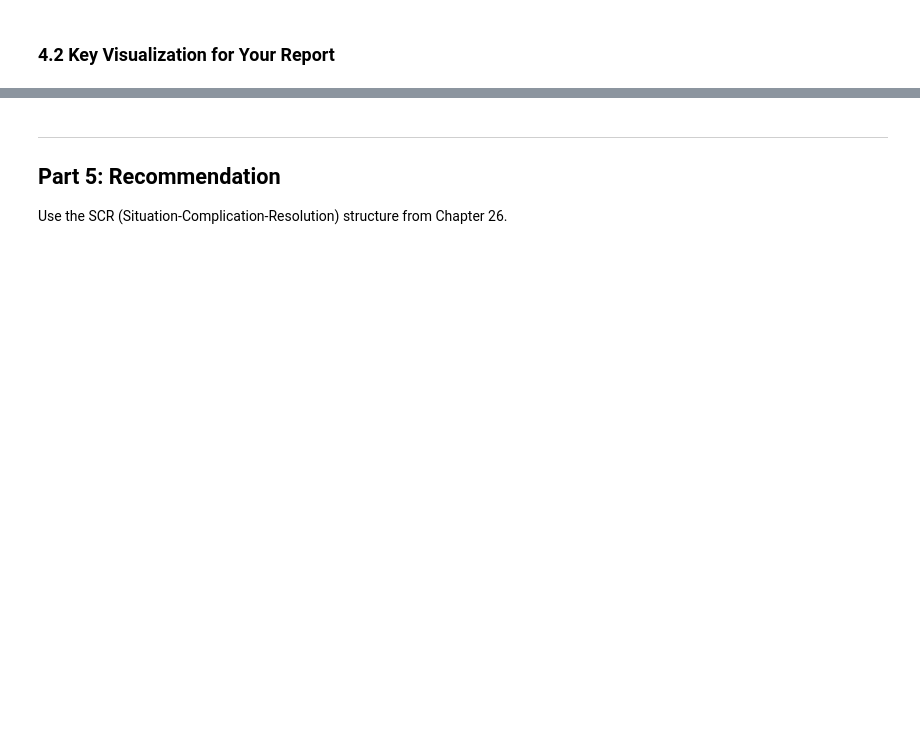
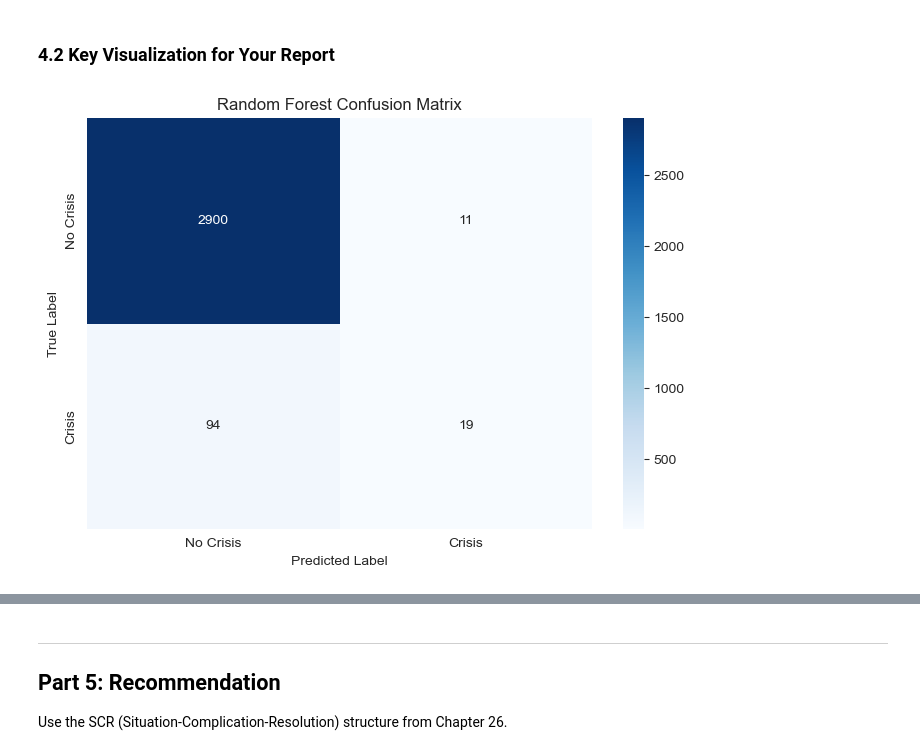
Before and after one commit to epleywin/ECON3916-Statistical-Machine-Learning, a Jupyter notebook: Final Project/3916-final-project-starter.ipynb, the cells around one changed output, grey strips where cells are left out. Cells and saved outputs as stored; diff of their text form; code cells hidden in the pictures; blank space fills up the shorter version.

```diff
--- a/Final Project/3916-final-project-starter.ipynb
+++ b/Final Project/3916-final-project-starter.ipynb
@@ -249,15 +387,16 @@ My dataset has **N = ___** observations and **M = ___** features.
 # 3.3 Model 2 — Your choice
 # ============================================================
 # Choose a more flexible model:
-#   Classification: RandomForestClassifier, GradientBoostingClassifier
-#   Regression: RandomForestRegressor, GradientBoostingRegressor
+from sklearn.ensemble import RandomForestClassifier
 
-# from sklearn.ensemble import RandomForestClassifier  # or RandomForestRegressor
-#
-# model_2 = RandomForestClassifier(n_estimators=200, random_state=RANDOM_STATE)
-# model_2.fit(X_train, y_train)
-#
-# y_pred_2 = model_2.predict(X_test)
-#
-# print('Model 2: Random Forest')
-# print(classification_report(y_test, y_pred_2))
+model_2 = RandomForestClassifier(
+    n_estimators=200,
+    random_state=RANDOM_STATE
+)
+
+model_2.fit(X_train, y_train)
+
+y_pred_2 = model_2.predict(X_test)
+
+print("Model 2: Random Forest")
+print(classification_report(y_test, y_pred_2))
@@ -321,14 +507,35 @@ My dataset has **N = ___** observations and **M = ___** features.
 # %%
 # ============================================================
 # 4.2 Your key visualization
 # ============================================================
 # This is the ONE chart you would put on the first page of your report.
 # It should communicate your main finding clearly.
 #
 # Examples:
 #   - Actual vs. predicted scatter (regression)
 #   - Confusion matrix heatmap (classification)
 #   - ROC curve comparison (classification)
 #   - Partial dependence plot for top feature
 
-# YOUR CODE HERE
+
+from sklearn.metrics import confusion_matrix
+import seaborn as sns
+
+cm = confusion_matrix(y_test, y_pred_2)
+
+plt.figure(figsize=(7, 5))
+sns.heatmap(
+    cm,
+    annot=True,
+    fmt='d',
+    cmap='Blues',
+    xticklabels=['No Crisis', 'Crisis'],
+    yticklabels=['No Crisis', 'Crisis']
+)
+plt.xlabel('Predicted Label')
+plt.ylabel('True Label')
+plt.title('Random Forest Confusion Matrix')
+plt.tight_layout()
+plt.show()
+# %% [output]
+[figure, added]
```
Also changed, not shown: parts of 39 cells of this notebook, 4 other files.
